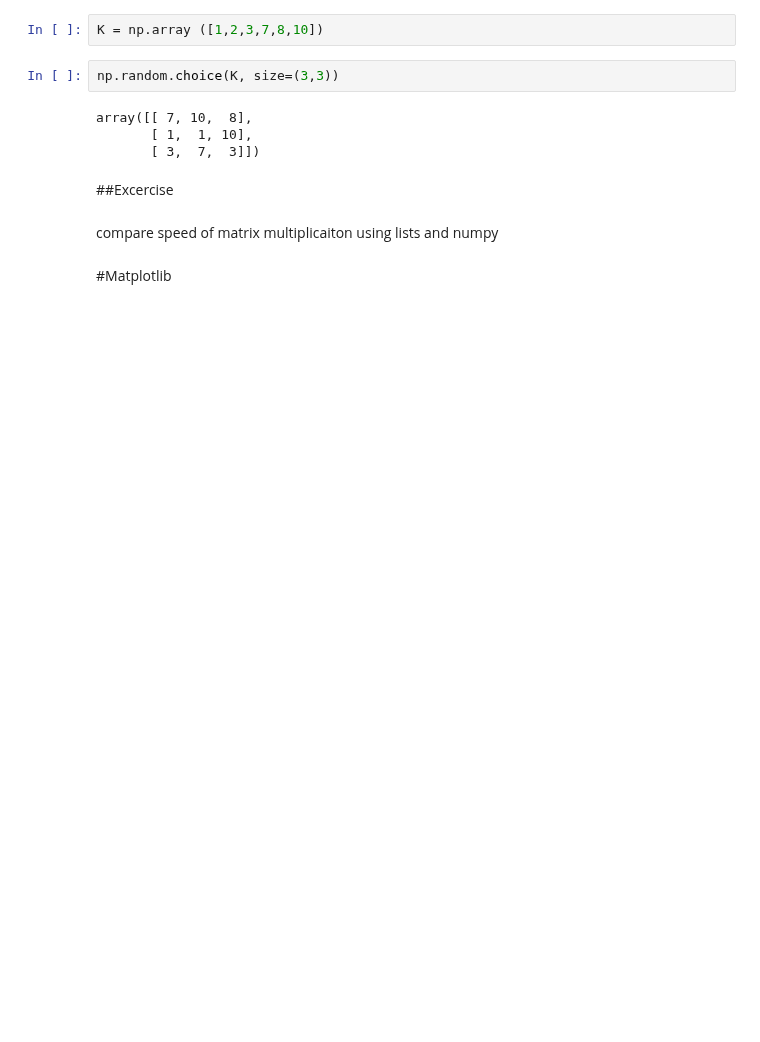
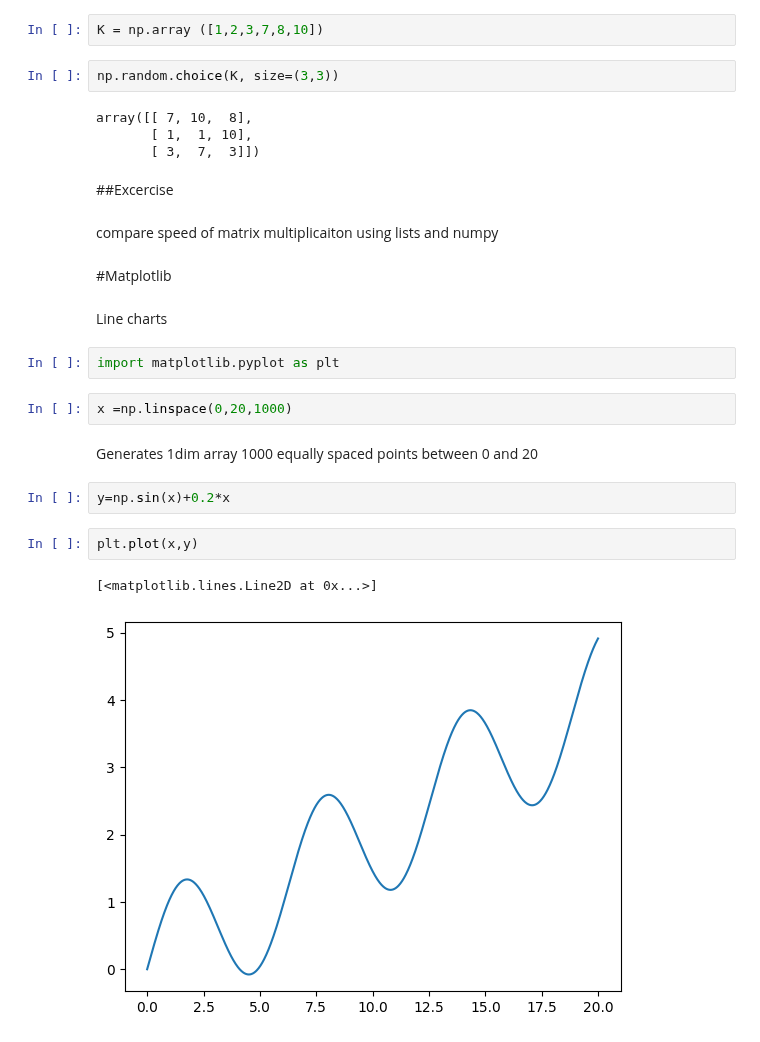
Before and after one commit to wiemila/ML-courses, a Jupyter notebook: Deep_Learning_Prerequisites.ipynb, the cells around one changed output. Drawn from its saved outputs; the diff is of its cells as text; blank space fills up the shorter version.

```diff
--- a/Deep_Learning_Prerequisites.ipynb
+++ b/Deep_Learning_Prerequisites.ipynb
@@ -529,3 +529,18 @@ array([[ 7, 10,  8],
 compare speed of matrix multiplicaiton using lists and numpy
 # %% [markdown]
 #Matplotlib
+# %% [markdown]
+Line charts
+# %%
+import matplotlib.pyplot as plt
+# %%
+x =np.linspace(0,20,1000)
+# %% [markdown]
+Generates 1dim array 1000 equally spaced points between 0 and 20
+# %%
+y=np.sin(x)+0.2*x
+# %%
+plt.plot(x,y)
+# %% [output]
+[<matplotlib.lines.Line2D at 0x...>]
+[figure, added]
```
Also changed, not shown: parts of 15 cells of this notebook.
